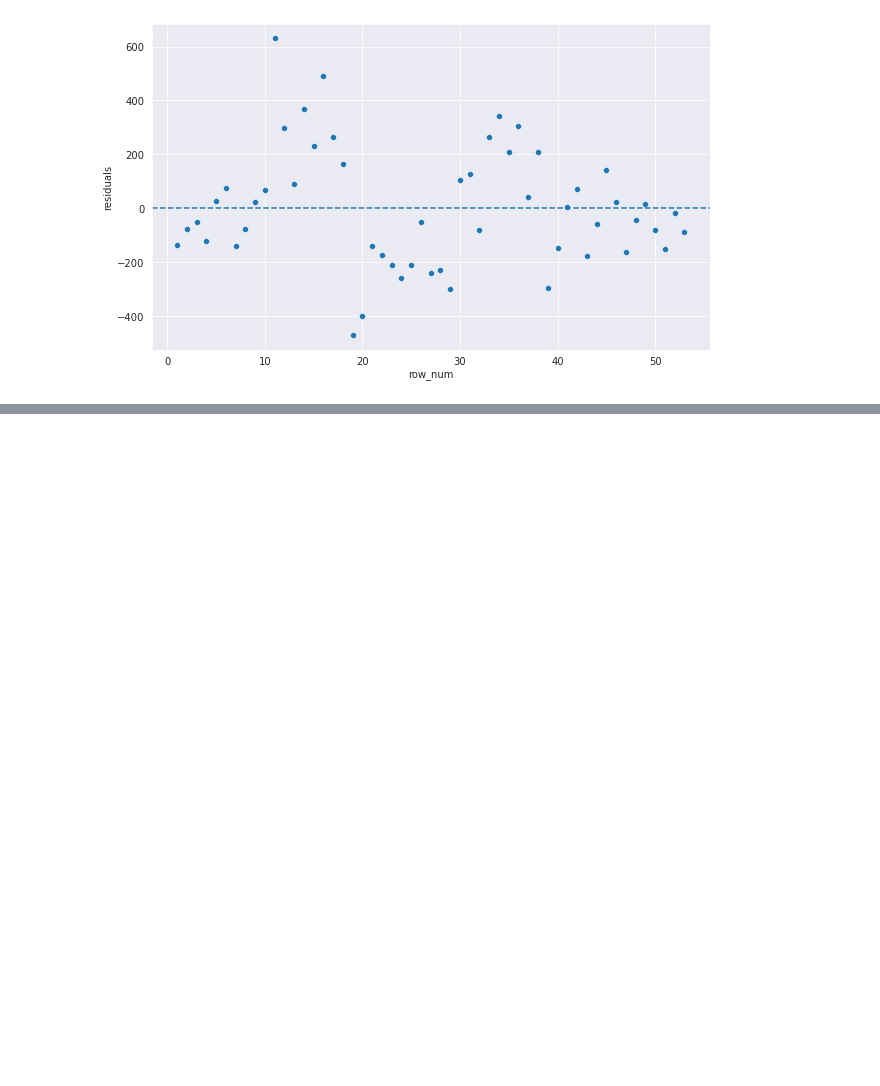
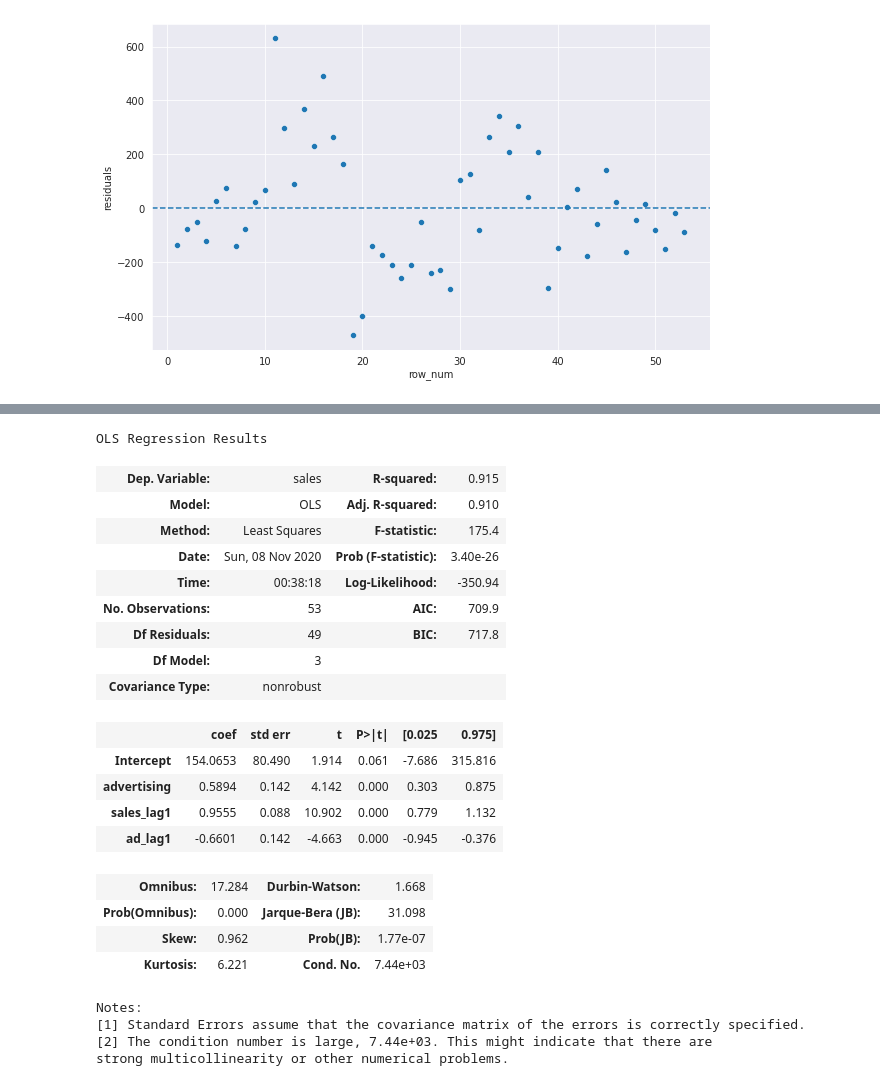
Before and after one commit to JESurzyn/time_series, a Jupyter notebook: TimeSeriesRegression.ipynb, the cells around one changed output, grey strips where cells are left out. Drawn from its saved outputs; the diff is of its cells as text; code cells hidden in the pictures; blank space fills up the shorter version.

Commit message:
updates to time series regression notebook

```diff
--- a/TimeSeriesRegression.ipynb
+++ b/TimeSeriesRegression.ipynb
@@ -339,0 +354,28 @@ the residuals plot is less clumped as well
+# %%
+model5 = sm.OLS.from_formula('sales~advertising+sales_lag1+ad_lag1', data=pink)
+res5 = model5.fit()
+res5.summary()
+# %% [output]
+OLS Regression Results
+| Dep. Variable: | sales | R-squared: | 0.915 |
+| Model: | OLS | Adj. R-squared: | 0.910 |
+| Method: | Least Squares | F-statistic: | 175.4 |
+| Date: | Sun, 08 Nov 2020 | Prob (F-statistic): | 3.40e-26 |
+| Time: | 00:38:18 | Log-Likelihood: | -350.94 |
+| No. Observations: | 53 | AIC: | 709.9 |
+| Df Residuals: | 49 | BIC: | 717.8 |
+| Df Model: | 3 |  |  |
+| Covariance Type: | nonrobust |  |  |
+|  | coef | std err | t | P>|t| | [0.025 | 0.975] |
+| Intercept | 154.0653 | 80.490 | 1.914 | 0.061 | -7.686 | 315.816 |
+| advertising | 0.5894 | 0.142 | 4.142 | 0.000 | 0.303 | 0.875 |
+| sales_lag1 | 0.9555 | 0.088 | 10.902 | 0.000 | 0.779 | 1.132 |
+| ad_lag1 | -0.6601 | 0.142 | -4.663 | 0.000 | -0.945 | -0.376 |
+| Omnibus: | 17.284 | Durbin-Watson: | 1.668 |
+| Prob(Omnibus): | 0.000 | Jarque-Bera (JB): | 31.098 |
+| Skew: | 0.962 | Prob(JB): | 1.77e-07 |
+| Kurtosis: | 6.221 | Cond. No. | 7.44e+03 |
+Notes:
+[1] Standard Errors assume that the covariance matrix of the errors is correctly specified.
+[2] The condition number is large, 7.44e+03. This might indicate that there are
+strong multicollinearity or other numerical problems.
```
Also changed, not shown: parts of 6 cells of this notebook.
